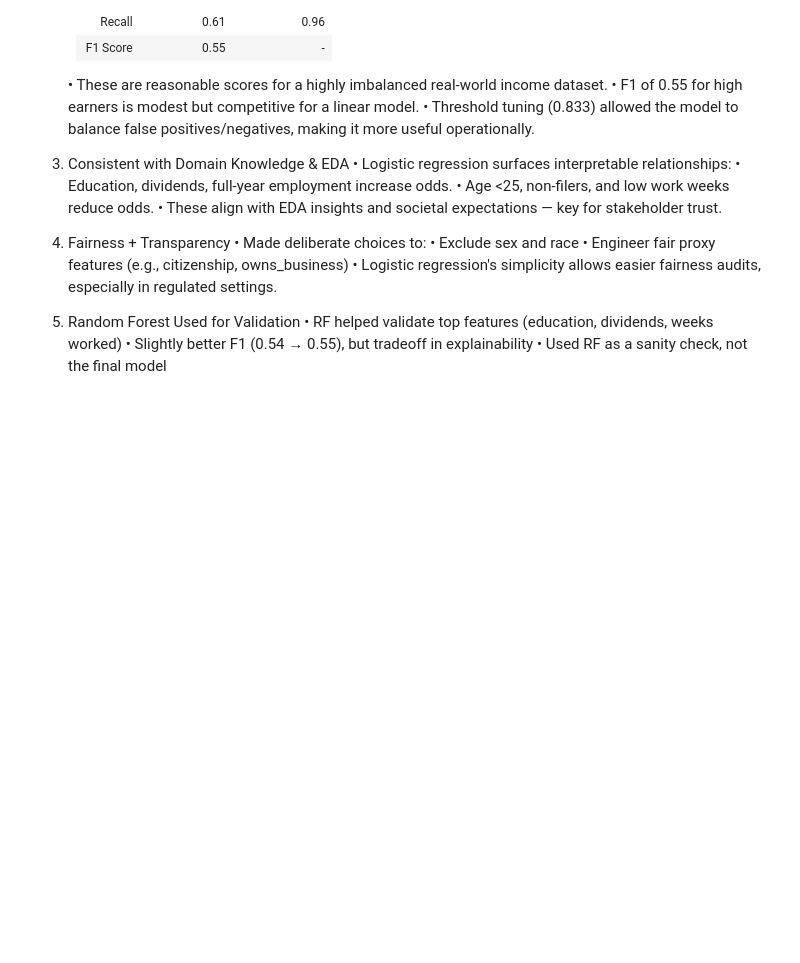
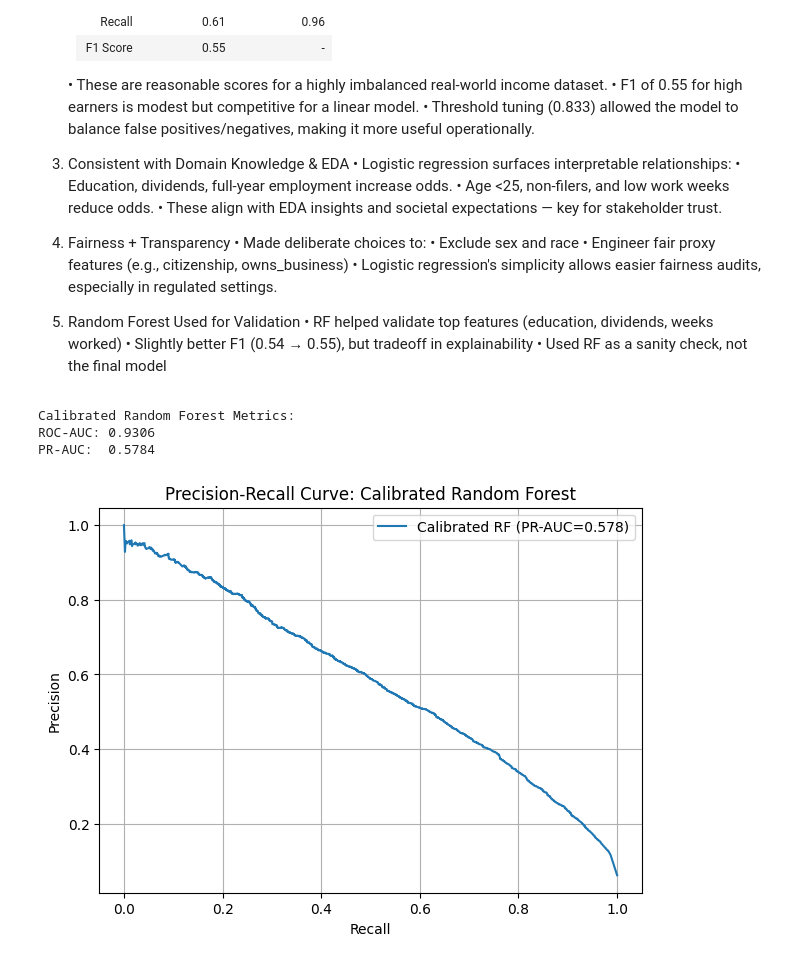
Before and after one commit to nitantp11/census_data, a Jupyter notebook: census_data.ipynb, the cells around one changed output. Cells and saved outputs as stored; diff of their text form; code cells hidden in the pictures; blank space fills up the shorter version.

```diff
--- a/census_data.ipynb
+++ b/census_data.ipynb
@@ -1477,3 +2023,81 @@ Justification for Using Logistic Regression
     • RF helped validate top features (education, dividends, weeks worked)
     • Slightly better F1 (0.54 → 0.55), but tradeoff in explainability
     • Used RF as a sanity check, not the final model
+# %%
+from sklearn.ensemble import RandomForestClassifier
+from sklearn.calibration import CalibratedClassifierCV
+from sklearn.metrics import (
+    roc_auc_score,
+    average_precision_score,
+    precision_recall_curve
+)
+import matplotlib.pyplot as plt
+
+# Step 1: Define the base Random Forest
+rf_model = RandomForestClassifier(
+    n_estimators=200,
+    class_weight='balanced',
+    random_state=42,
+    n_jobs=-1
+)
+
+# Step 2: Calibrate probabilities using isotonic regression
+calibrated_rf = CalibratedClassifierCV(
+    estimator=rf_model,
+    method='isotonic',  # 'sigmoid' is faster but less flexible
+    cv=3                # 3-fold CV for calibration
+)
+
+# Step 3: Fit calibrated model
+calibrated_rf.fit(X_train, y_train)
+
+# Step 4: Predict calibrated probabilities
+y_proba_calibrated = calibrated_rf.predict_proba(X_test)[:, 1]
+
+# Step 5: Evaluate PR-AUC and ROC-AUC
+roc_auc = roc_auc_score(y_test, y_proba_calibrated)
+pr_auc = average_precision_score(y_test, y_proba_calibrated)
+
+print("Calibrated Random Forest Metrics:")
+print(f"ROC-AUC: {roc_auc:.4f}")
+print(f"PR-AUC:  {pr_auc:.4f}")
+
+# Step 6: Plot Precision-Recall Curve
+precision, recall, _ = precision_recall_curve(y_test, y_proba_calibrated)
+plt.figure(figsize=(7,5))
+plt.plot(recall, precision, label=f'Calibrated RF (PR-AUC={pr_auc:.3f})')
+plt.xlabel('Recall')
+plt.ylabel('Precision')
+plt.title('Precision-Recall Curve: Calibrated Random Forest')
+plt.grid(True)
+plt.legend()
+plt.show()
+
+# Step 7: Predict labels using default 0.5 threshold
+y_pred_rf = (y_proba_calibrated >= 0.5).astype(int)
+
+# Step 8: Confusion matrix
+cm_rf = confusion_matrix(y_test, y_pred_rf)
+print("Confusion Matrix:\n", cm_rf)
+
+# Step 9: Classification report
+report_rf = classification_report(y_test, y_pred_rf, digits=3)
+print("\nClassification Report:\n", report_rf)
+
+# Optional: Compute metrics for comparison with Logistic Regression
+tn, fp, fn, tp = cm_rf.ravel()
+accuracy = (tp + tn) / (tn + fp + fn + tp)
+precision = tp / (tp + fp)
+recall = tp / (tp + fn)
+f1 = 2 * (precision * recall) / (precision + recall)
+
+print("\nSummary Metrics (Threshold=0.5)")
+print(f"Accuracy:  {accuracy:.3f}")
+print(f"Precision: {precision:.3f}")
+print(f"Recall:    {recall:.3f}")
+print(f"F1-score:  {f1:.3f}")
+# %% [output]
+Calibrated Random Forest Metrics:
+ROC-AUC: 0.9306
+PR-AUC:  0.5784
+[figure, added]
```
Also changed, not shown: parts of 67 cells of this notebook.
